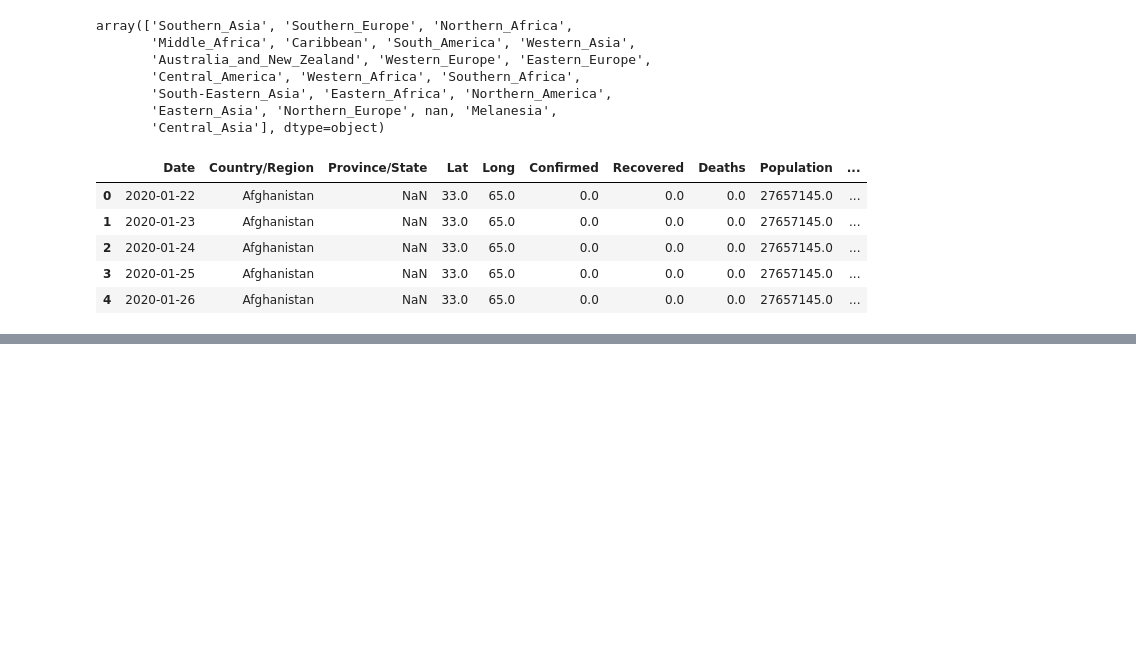
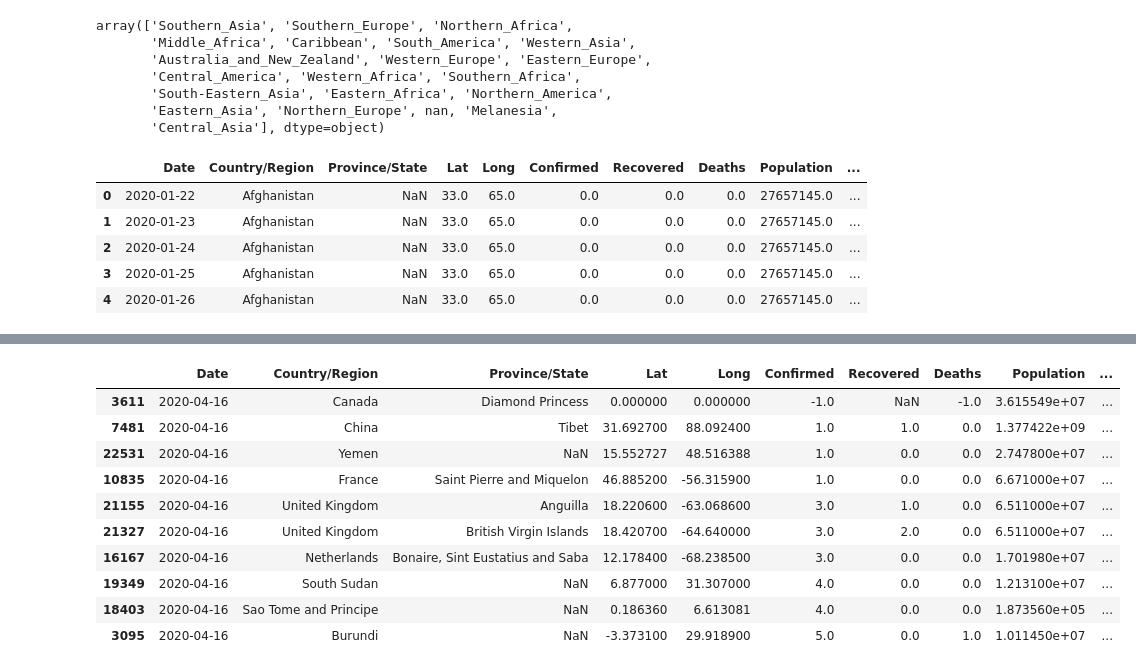
Before and after one commit to gregory1506/DashPlotly, a Jupyter notebook: 08_functional_mapp_call.ipynb, the cells around one changed output, grey strips where cells are left out. Drawn from its saved outputs; the diff is of its cells as text; code cells hidden in the pictures; blank space fills up the shorter version.

```diff
--- a/08_functional_mapp_call.ipynb
+++ b/08_functional_mapp_call.ipynb
@@ -259,0 +256,18 @@ df2[df2.DPM > 1000]
+# %%
+tmp = df2[df2.Date == df2.Date.max()]
+tmp = tmp.sort_values(by=["Confirmed"])[:10]
+# fig = go.Figure([go.Bar(x=tmp["Country/Region"],y=tmp["Confirmed"])])
+# po.plot(fig,filename="bar1.html")
+tmp
+# %% [output]
+|  | Date | Country/Region | Province/State | Lat | Long | Confirmed | Recovered | Deaths | Population | ... |
+| 3611 | 2020-04-16 | Canada | Diamond Princess | 0.000000 | 0.000000 | -1.0 | NaN | -1.0 | 3.615549e+07 | ... |
+| 7481 | 2020-04-16 | China | Tibet | 31.692700 | 88.092400 | 1.0 | 1.0 | 0.0 | 1.377422e+09 | ... |
+| 22531 | 2020-04-16 | Yemen | NaN | 15.552727 | 48.516388 | 1.0 | 0.0 | 0.0 | 2.747800e+07 | ... |
+| 10835 | 2020-04-16 | France | Saint Pierre and Miquelon | 46.885200 | -56.315900 | 1.0 | 0.0 | 0.0 | 6.671000e+07 | ... |
+| 21155 | 2020-04-16 | United Kingdom | Anguilla | 18.220600 | -63.068600 | 3.0 | 1.0 | 0.0 | 6.511000e+07 | ... |
+| 21327 | 2020-04-16 | United Kingdom | British Virgin Islands | 18.420700 | -64.640000 | 3.0 | 2.0 | 0.0 | 6.511000e+07 | ... |
+| 16167 | 2020-04-16 | Netherlands | Bonaire, Sint Eustatius and Saba | 12.178400 | -68.238500 | 3.0 | 0.0 | 0.0 | 1.701980e+07 | ... |
+| 19349 | 2020-04-16 | South Sudan | NaN | 6.877000 | 31.307000 | 4.0 | 0.0 | 0.0 | 1.213100e+07 | ... |
+| 18403 | 2020-04-16 | Sao Tome and Principe | NaN | 0.186360 | 6.613081 | 4.0 | 0.0 | 0.0 | 1.873560e+05 | ... |
+| 3095 | 2020-04-16 | Burundi | NaN | -3.373100 | 29.918900 | 5.0 | 0.0 | 1.0 | 1.011450e+07 | ... |
```
Also changed, not shown: parts of 4 cells of this notebook, 3 other files.
